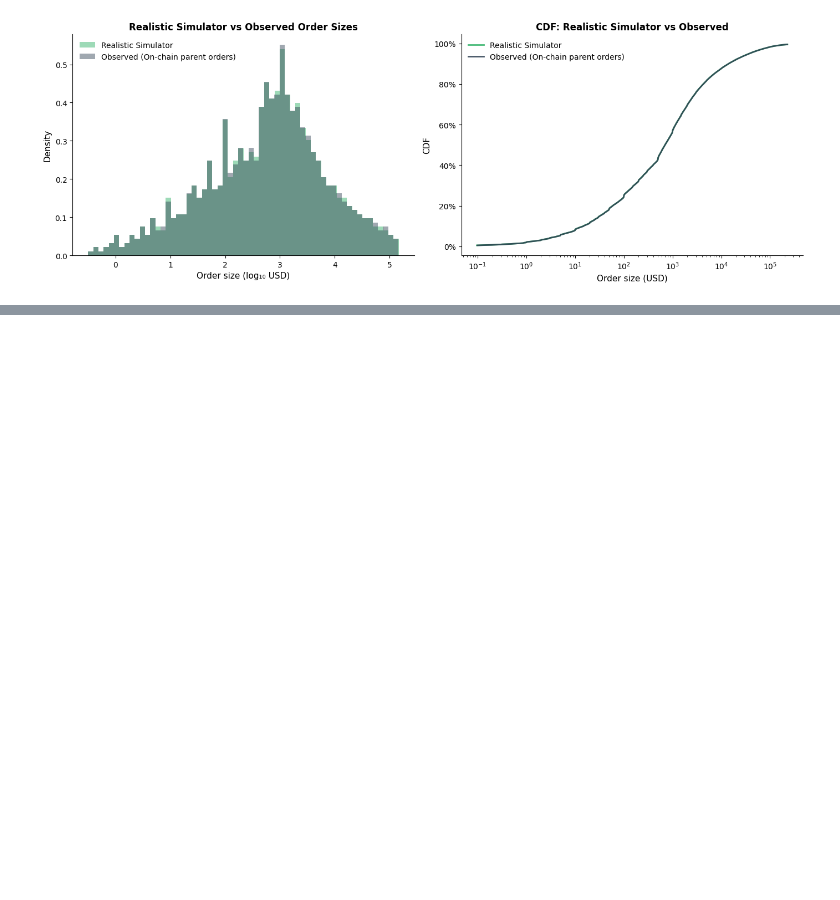
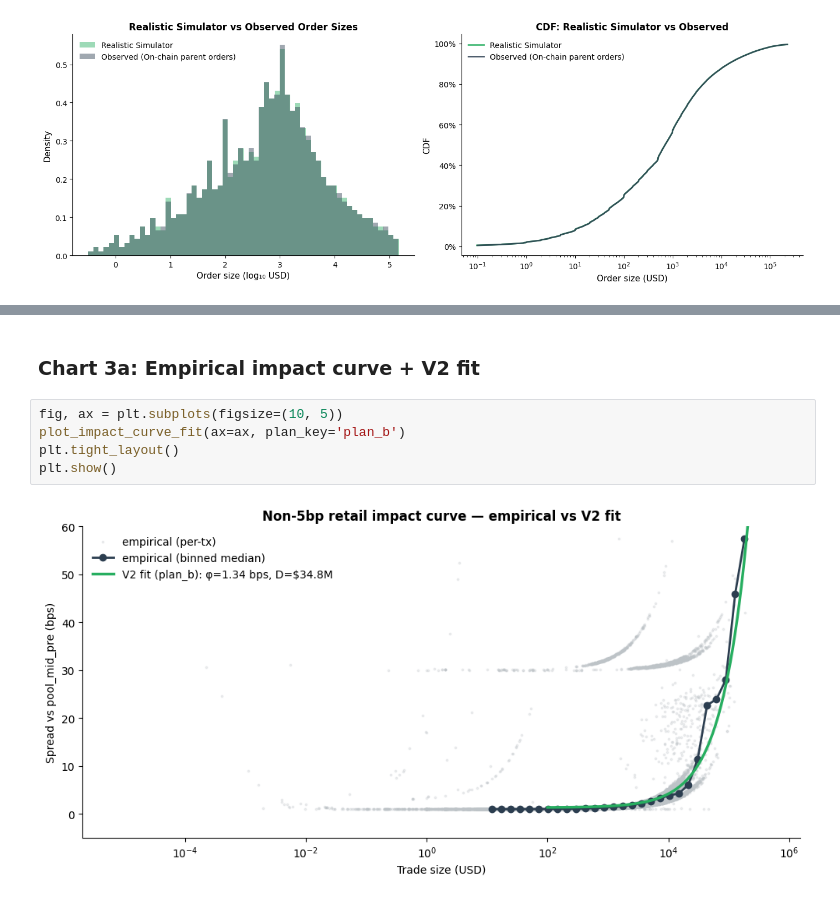
Before and after one commit to wanxinwanxin/amm-gym, a Jupyter notebook: presentation/realistic_simulator.ipynb, the cells around one changed output, grey strips where cells are left out. Cells and saved outputs as stored; diff of their text form; blank space fills up the shorter version.

```diff
--- a/presentation/realistic_simulator.ipynb
+++ b/presentation/realistic_simulator.ipynb
@@ -266,0 +183,9 @@ get_calibration_summary(sim_data)
+# %% [markdown]
+### Chart 3a: Empirical impact curve + V2 fit
+# %%
+fig, ax = plt.subplots(figsize=(10, 5))
+plot_impact_curve_fit(ax=ax, plan_key='plan_b')
+plt.tight_layout()
+plt.show()
+# %% [output]
+[figure, added]
```
Also changed, not shown: parts of 22 cells of this notebook, 16 other files.
